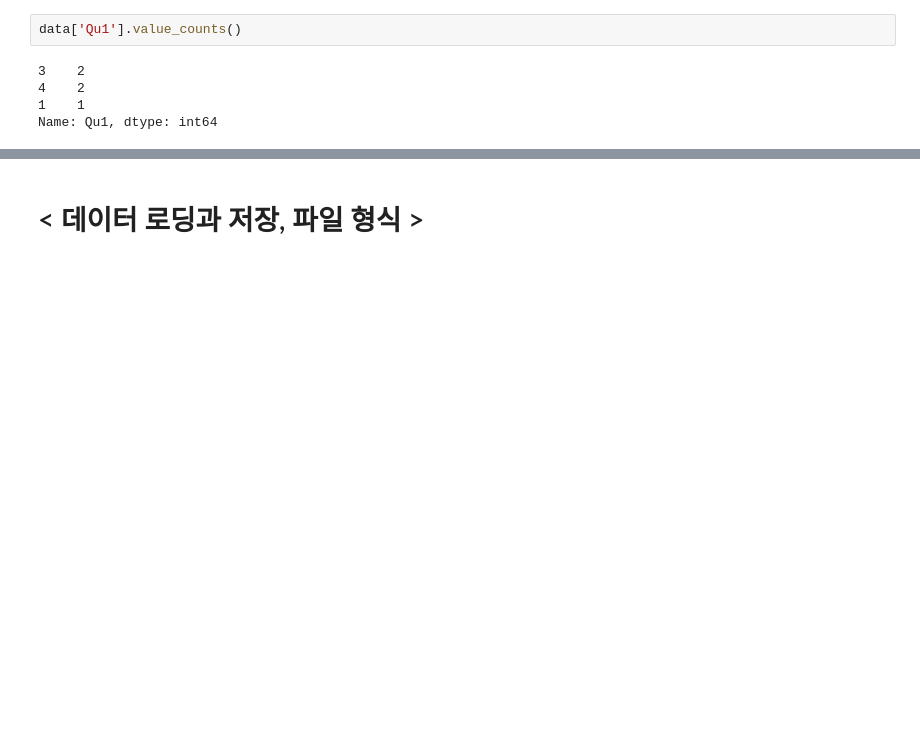
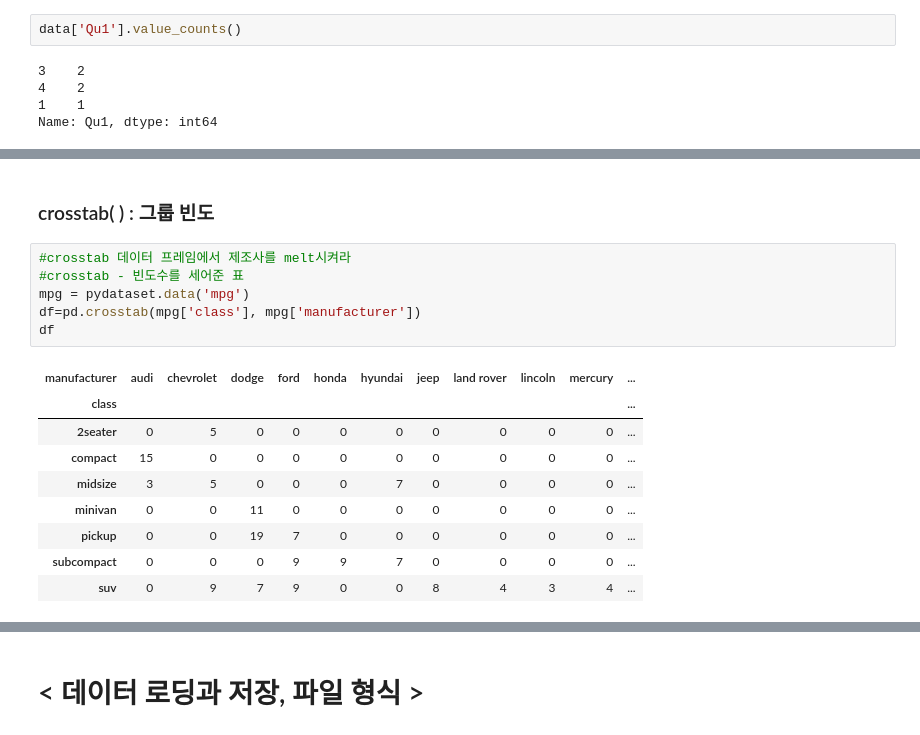
Before and after one commit to zzwony/Start_0920, a Jupyter notebook: redpython.ipynb, the cells around one changed output, grey strips where cells are left out. Drawn from its saved outputs; the diff is of its cells as text; blank space fills up the shorter version.

```diff
--- a/redpython.ipynb
+++ b/redpython.ipynb
@@ -1554,0 +1618,18 @@ df
+# %% [markdown]
+### crosstab( ) : 그룹 빈도
+# %%
+#crosstab 데이터 프레임에서 제조사를 melt시켜라
+#crosstab - 빈도수를 세어준 표
+mpg = pydataset.data('mpg')
+df=pd.crosstab(mpg['class'], mpg['manufacturer'])
+df
+# %% [output]
+| manufacturer | audi | chevrolet | dodge | ford | honda | hyundai | jeep | land rover | lincoln | mercury | ... |
+| class |  |  |  |  |  |  |  |  |  |  | ... |
+| 2seater | 0 | 5 | 0 | 0 | 0 | 0 | 0 | 0 | 0 | 0 | ... |
+| compact | 15 | 0 | 0 | 0 | 0 | 0 | 0 | 0 | 0 | 0 | ... |
+| midsize | 3 | 5 | 0 | 0 | 0 | 7 | 0 | 0 | 0 | 0 | ... |
+| minivan | 0 | 0 | 11 | 0 | 0 | 0 | 0 | 0 | 0 | 0 | ... |
+| pickup | 0 | 0 | 19 | 7 | 0 | 0 | 0 | 0 | 0 | 0 | ... |
+| subcompact | 0 | 0 | 0 | 9 | 9 | 7 | 0 | 0 | 0 | 0 | ... |
+| suv | 0 | 9 | 7 | 9 | 0 | 0 | 8 | 4 | 3 | 4 | ... |
```
Also changed, not shown: parts of 75 cells of this notebook.
